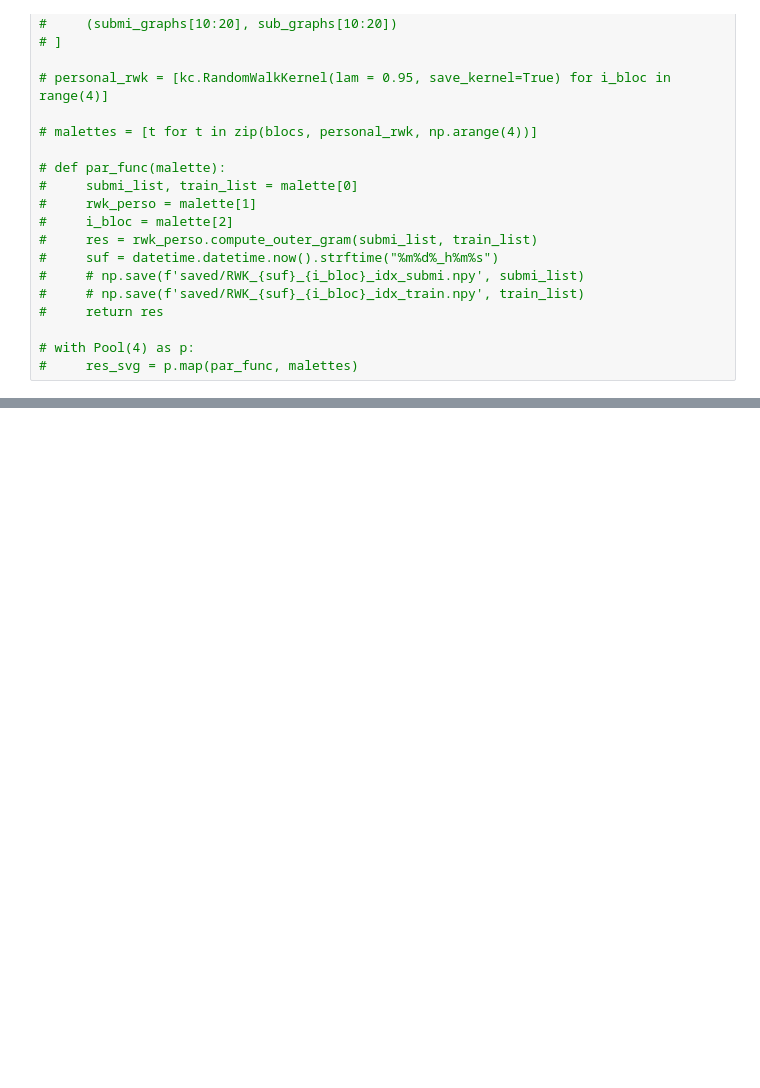
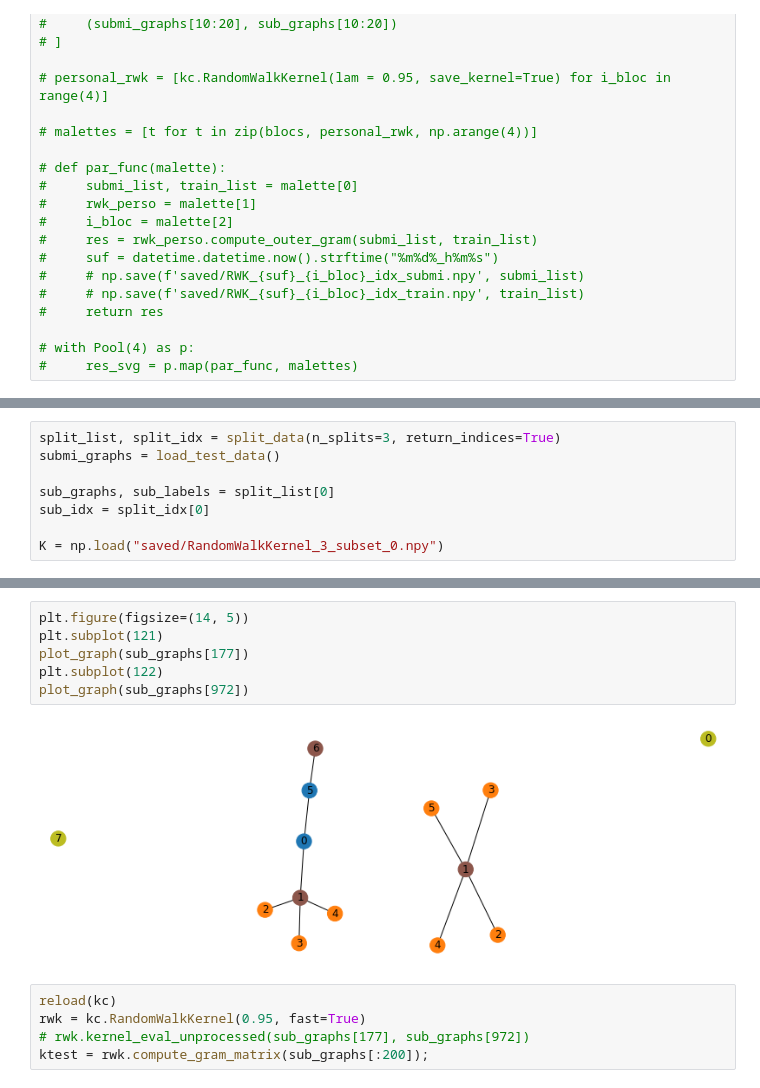
Before and after one commit to G-Horent/Kaggle_Kernelv2, a Jupyter notebook: test_functions.ipynb, the cells around one changed output, grey strips where cells are left out. Saved outputs shown, nothing was run; the diff lists cells and outputs as text; blank space fills up the shorter version.

```diff
--- a/test_functions.ipynb
+++ b/test_functions.ipynb
@@ -242,0 +355,8 @@ np.save(f"saved/RandomWalkKernel_outer_3_subsets_1submi_{now_str}_idx_train.npy"
+# %%
+split_list, split_idx = split_data(n_splits=3, return_indices=True)
+submi_graphs = load_test_data()
+
+sub_graphs, sub_labels = split_list[0]
+sub_idx = split_idx[0]
+
+K = np.load("saved/RandomWalkKernel_3_subset_0.npy")
@@ -242,0 +533,13 @@ np.save(f"saved/RandomWalkKernel_outer_3_subsets_1submi_{now_str}_idx_train.npy"
+# %%
+plt.figure(figsize=(14, 5))
+plt.subplot(121)
+plot_graph(sub_graphs[177])
+plt.subplot(122)
+plot_graph(sub_graphs[972])
+# %% [output]
+[figure, added]
+# %%
+reload(kc)
+rwk = kc.RandomWalkKernel(0.95, fast=True)
+# rwk.kernel_eval_unprocessed(sub_graphs[177], sub_graphs[972])
+ktest = rwk.compute_gram_matrix(sub_graphs[:200]);
```
Also changed, not shown: parts of 29 cells of this notebook, 3 other files.
